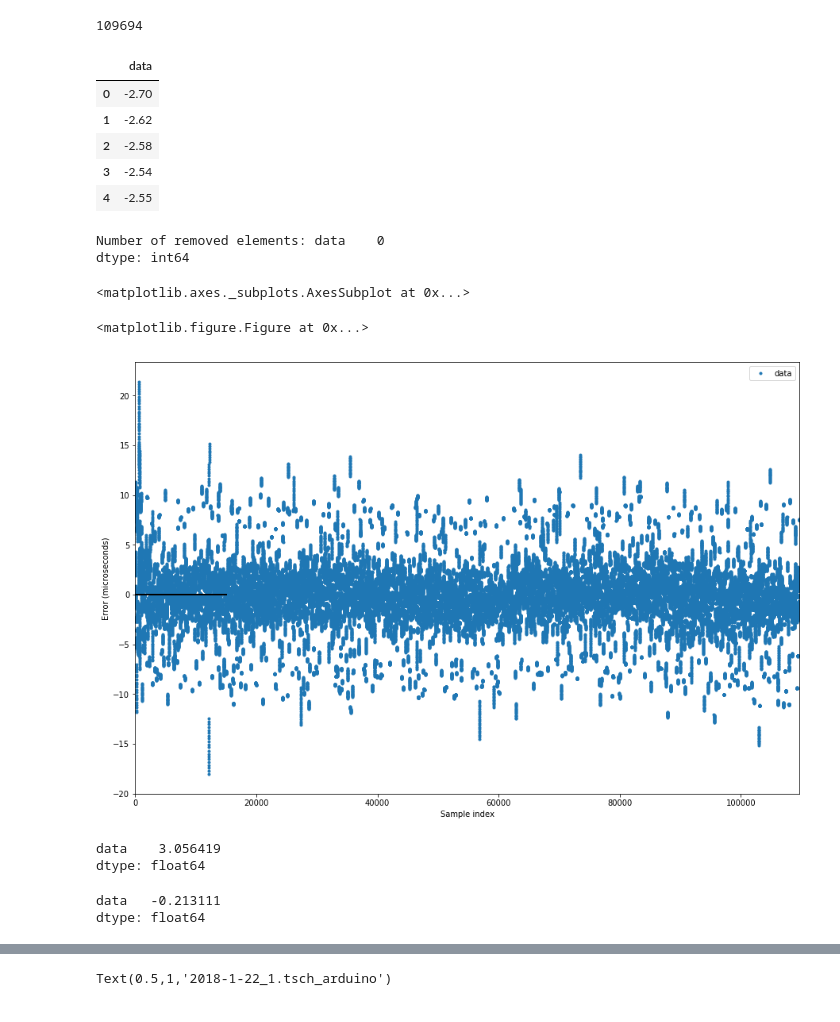
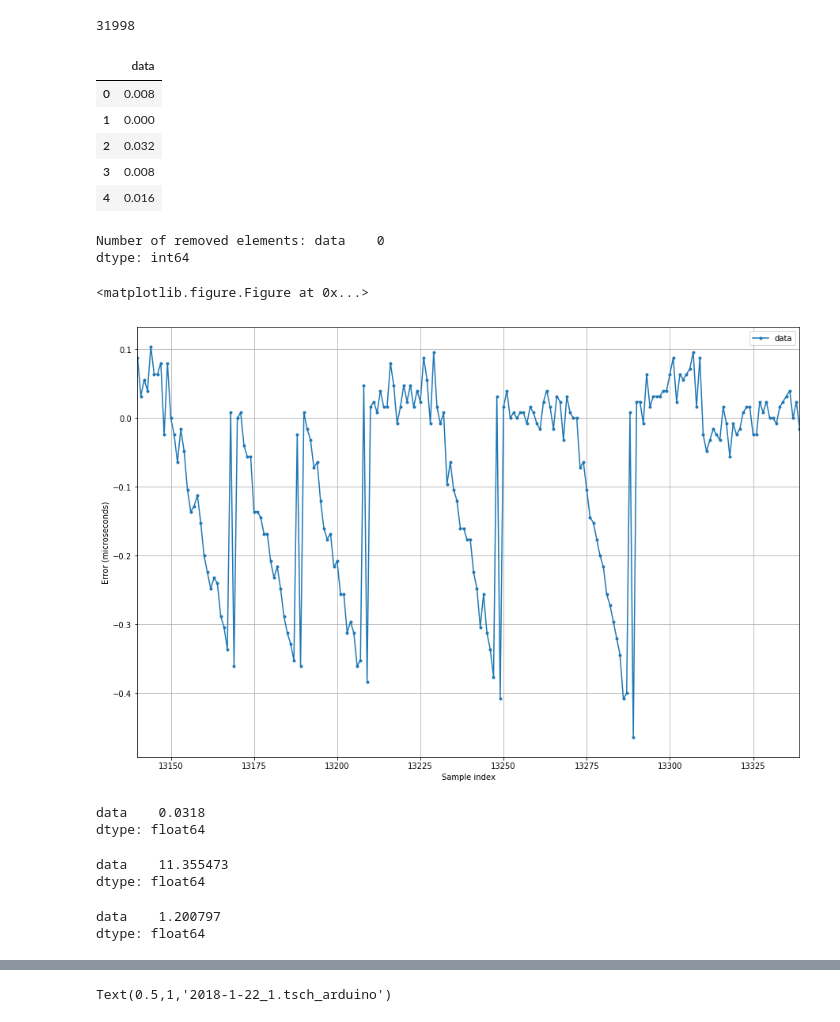
Before and after one commit to felipemoran/DataAnalyser, a Jupyter notebook: single_df_plot.ipynb, the cells around one changed output, grey strips where cells are left out. Drawn from its saved outputs; the diff is of its cells as text; code cells hidden in the pictures.

Commit message:
New data related to drit and new plots

```diff
--- a/single_df_plot.ipynb
+++ b/single_df_plot.ipynb
@@ -19,65 +19,81 @@ import matplotlib
 import matplotlib.pyplot as plt
 import DataAnalyser2
 
-file_name = "2018-1-22_1.tsch_arduino"
+file_name = "2018-1-22_3.jitter_arduino"
 
 # DataAnalyser2.process_gologic_csv(file_name)
-df = pd.read_csv("Data/" + file_name + ".csv", names=["data"])
+df = pd.read_csv("old_data/" + file_name + ".csv", names=["data"])
 # df.drop(['accumulated_us'], axis=1, inplace=True)
 # df = df.iloc[:108000]
 df.columns[0]
 df.size
 # %% [output]
-109694
+31998
 # %%
 df.head()
 # %% [output]
 |  | data |
-| 0 | -2.70 |
-| 1 | -2.62 |
-| 2 | -2.58 |
-| 3 | -2.54 |
-| 4 | -2.55 |
+| 0 | 0.008 |
+| 1 | 0.000 |
+| 2 | 0.032 |
+| 3 | 0.008 |
+| 4 | 0.016 |
 # %%
 %matplotlib inline
 plt.figure()
 
 # remove some outliers
 removed_elements_count = df.count()
 df_no_outliers = df
-coef = 10
+coef = 100
 
 mean = df.mean()
 std = df.std()
 
 df_no_outliers = df[df < mean + coef*std]
 df_no_outliers = df_no_outliers[df > mean - coef*std]
 
 removed_elements_count = removed_elements_count - df_no_outliers.count()
 # df.iloc[3500:3700].plot(figsize=(15,10))
-raw_sample_plot = df_no_outliers.iloc[:].plot(figsize=(15,10), marker='.', linestyle='')
+
+if True:
+#     base = 8500
+    width = 200
+    raw_sample_plot = df_no_outliers.iloc[base:base+width].plot(figsize=(15,10), marker='.', linestyle='-')
+else:
+    raw_sample_plot = df_no_outliers.plot(figsize=(15,10), marker='.', linestyle='')
 raw_sample_plot.set_xlabel("Sample index")
 raw_sample_plot.set_ylabel("Error (microseconds)")
 
-plt.plot([0, 15000], [0, 0], color='k', linestyle='-', linewidth=2)
+# plt.plot([0, 15000], [0, 0], color='k', linestyle='-', linewidth=2)
 
 print("Number of removed elements: {}".format(removed_elements_count))
 raw_sample_plot
+
+plt.grid(which="both")
+
+# _ = plt.yticks(np.arange(-150, 150, 5))
+# _ = plt.xticks(np.arange(base, base+width, width))
+base+=width
 # %% [output]
 Number of removed elements: data    0
 dtype: int64
-<matplotlib.axes._subplots.AxesSubplot at 0x...>
+<matplotlib.figure.Figure at 0x...>
-<matplotlib.figure.Figure at 0x...>
-[figure, old version]
+[figure, new version]
+# %%
+(df_no_outliers.iloc[base:base+width].max() - df_no_outliers.iloc[base:base+width].min())/width*2
+# %% [output]
+data    0.0318
+dtype: float64
 # %%
 df.std()
 # %% [output]
-data    3.056419
+data    11.355473
 dtype: float64
 # %%
 df.mean()
 # %% [output]
-data   -0.213111
+data    1.200797
 dtype: float64
 # %%
 # df.delay_us = df.delay_us[df.delay_us < df.delay_us.mean() + 10*df.delay_us.std()]
```
Also changed, not shown: parts of 3 cells of this notebook, 18 other files.
